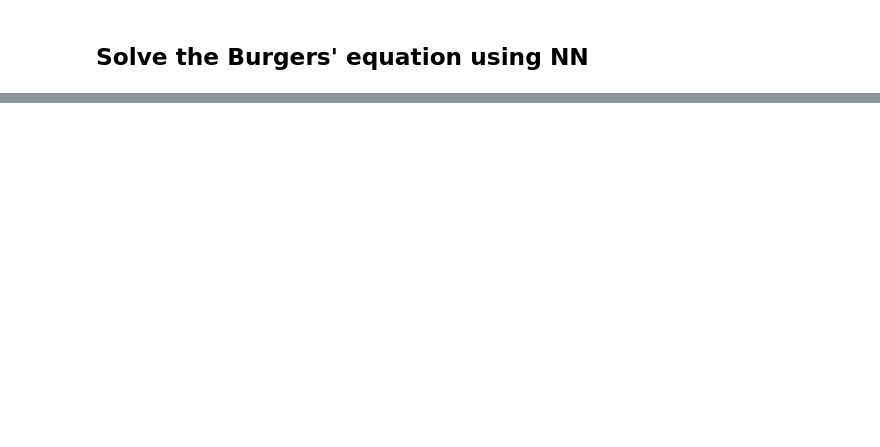
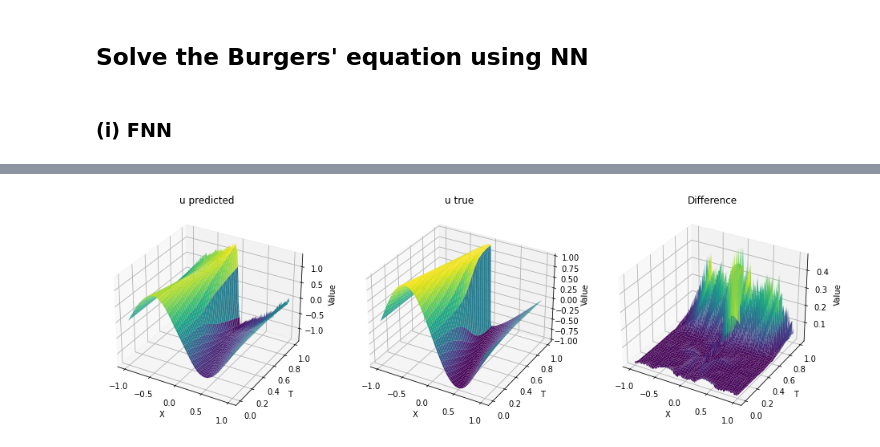
Before and after one commit to EstherCon0/02671_final_project, a Jupyter notebook: Project.ipynb, the cells around one changed output, grey strips where cells are left out. Cells and saved outputs as stored; diff of their text form; code cells hidden in the pictures; blank space fills up the shorter version.

```diff
--- a/Project.ipynb
+++ b/Project.ipynb
@@ -129,0 +181,48 @@ import matplotlib.pyplot as plt
+# %% [markdown]
+### (i) FNN
+# %%
+# Define the FNN model
+model = Sequential()
+model.add(Dense(64, activation='relu', input_shape=(X.shape[1] + T.shape[1],)))
+model.add(Dense(64, activation='relu'))
+model.add(Dense(u.shape[1]))  # Output layer with the same shape as u
+learning_rate = 0.01  # Adjust this value as needed
+optimizer = Adam(learning_rate=learning_rate)
+model.compile(optimizer=optimizer, loss='mean_squared_error')
+#model.compile(optimizer='adam', loss='mean_squared_error')
+
+# Train the model
+history = model.fit(np.hstack((X_train, T_train)), u_train, epochs=100, batch_size=32, validation_split=0.2)
+
+# Evaluate the model on the testing data
+loss = model.evaluate(np.hstack((X_test, T_test)), u_test)
+print("Test Loss:", loss)
+
+# Make predictions on the testing data
+predictions = model.predict(np.hstack((X, T)))
+
+# Plot u predicted in 3D
+fig = plt.figure(figsize=(16, 6))
+ax1 = fig.add_subplot(131, projection='3d')
+ax1.plot_surface(X,T,predictions, cmap='viridis')
+ax1.set_title('u predicted')
+ax1.set_xlabel('X')
+ax1.set_ylabel('T')
+ax1.set_zlabel('Value')
+
+ax2 = fig.add_subplot(132, projection='3d')
+ax2.plot_surface(X,T,u, cmap='viridis')
+ax2.set_title('u true')
+ax2.set_xlabel('X')
+ax2.set_ylabel('T')
+ax2.set_zlabel('Value')
+
+ax3 = fig.add_subplot(133, projection='3d')
+ax3.plot_surface(X,T,np.abs(predictions-u), cmap='viridis')
+ax3.set_title('Difference')
+ax3.set_xlabel('X')
+ax3.set_ylabel('T')
+ax3.set_zlabel('Value')
+
+plt.show()
+# %% [output]
@@ -129,0 +246 @@ import matplotlib.pyplot as plt
+[figure, added]
```
Also changed, not shown: parts of 12 cells of this notebook.
